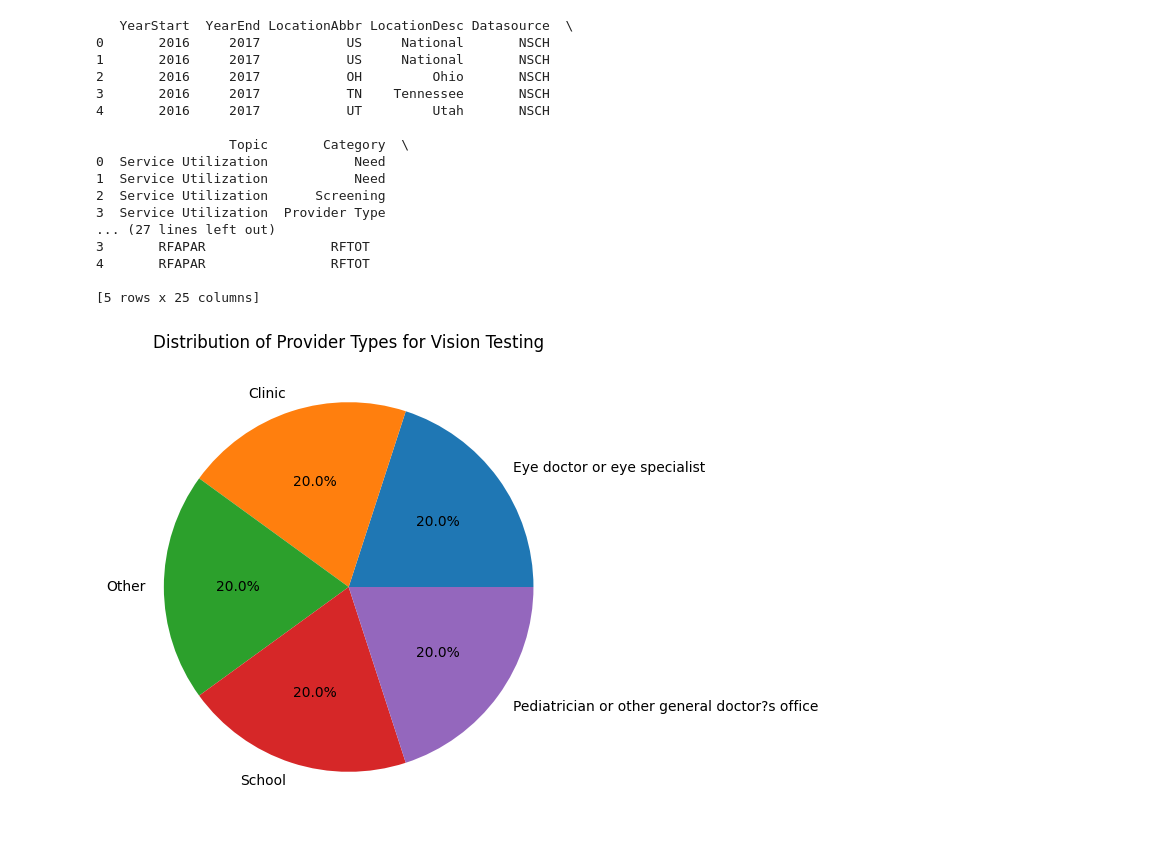
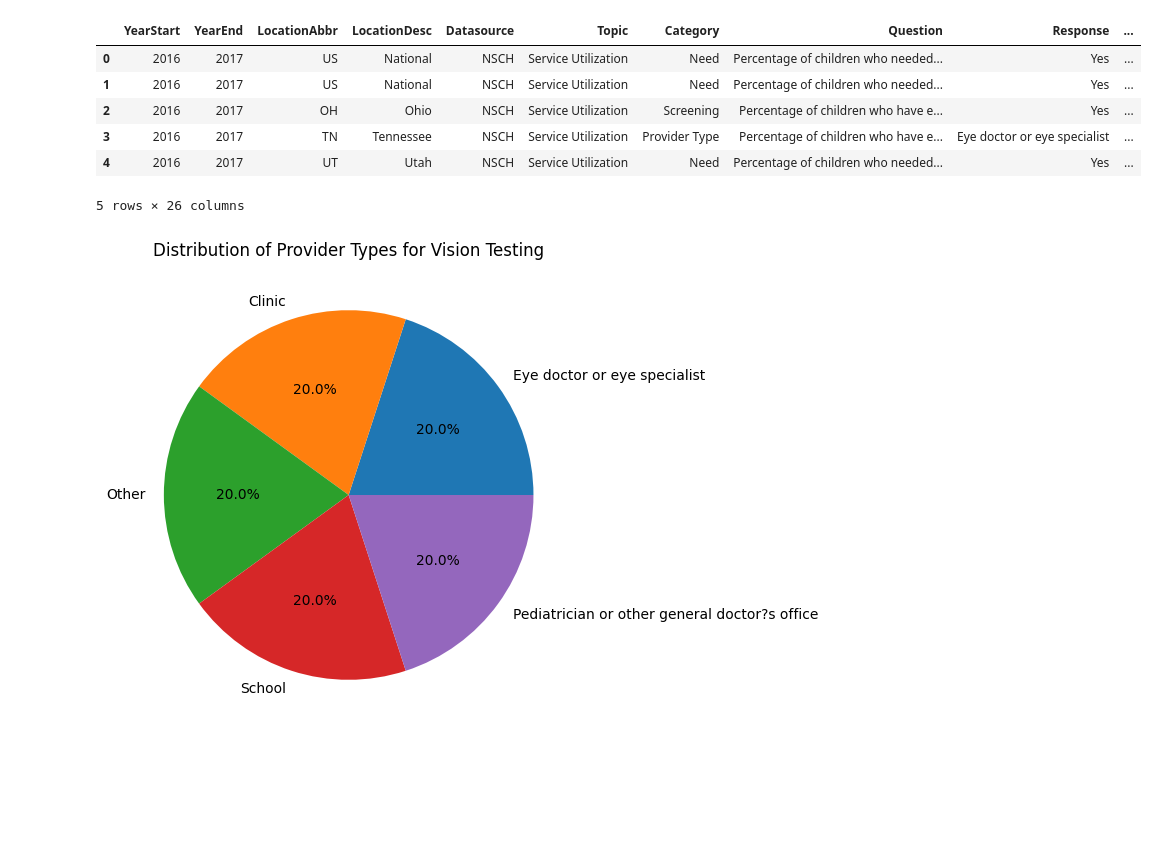
Before and after one commit to ncdavid2/DataScienceAssessment, a Jupyter notebook: Task3Assessment.ipynb, the cells around one changed output. Saved outputs shown, nothing was run; the diff lists cells and outputs as text; code cells hidden in the pictures; blank space fills up the shorter version.

```diff
--- a/Task3Assessment.ipynb
+++ b/Task3Assessment.ipynb
@@ -1,29 +1,18 @@
 # %%
 import pandas as pd
 import matplotlib.pyplot as plt
-
 df = pd.read_csv('updated_NSCH_Vision_Health_Data.csv')
 
 # Display the first few rows of the dataset
-print(df.head())
+df.head()
 # %% [output]
+|  | YearStart | YearEnd | LocationAbbr | LocationDesc | Datasource | Topic | Category | Question | Response | ... |
+| 0 | 2016 | 2017 | US | National | NSCH | Service Utilization | Need | Percentage of children who needed... | Yes | ... |
+| 1 | 2016 | 2017 | US | National | NSCH | Service Utilization | Need | Percentage of children who needed... | Yes | ... |
+| 2 | 2016 | 2017 | OH | Ohio | NSCH | Service Utilization | Screening | Percentage of children who have e... | Yes | ... |
+| 3 | 2016 | 2017 | TN | Tennessee | NSCH | Service Utilization | Provider Type | Percentage of children who have e... | Eye doctor or eye specialist | ... |
+| 4 | 2016 | 2017 | UT | Utah | NSCH | Service Utilization | Need | Percentage of children who needed... | Yes | ... |
-   YearStart  YearEnd LocationAbbr LocationDesc Datasource  \
-0       2016     2017           US     National       NSCH
-1       2016     2017           US     National       NSCH
-2       2016     2017           OH         Ohio       NSCH
-3       2016     2017           TN    Tennessee       NSCH
-4       2016     2017           UT         Utah       NSCH
-
-                 Topic       Category  \
-0  Service Utilization           Need
-1  Service Utilization           Need
-2  Service Utilization      Screening
-3  Service Utilization  Provider Type
-... (27 lines left out)
-3       RFAPAR                RFTOT
-4       RFAPAR                RFTOT
-
-[5 rows x 25 columns]
+5 rows × 26 columns
 # %%
 # Analyze provider types for vision testing
 provider_types = df[df['Category'] == 'Provider Type']['Response'].value_counts()
```
Also changed, not shown: parts of 1 cell of this notebook.
